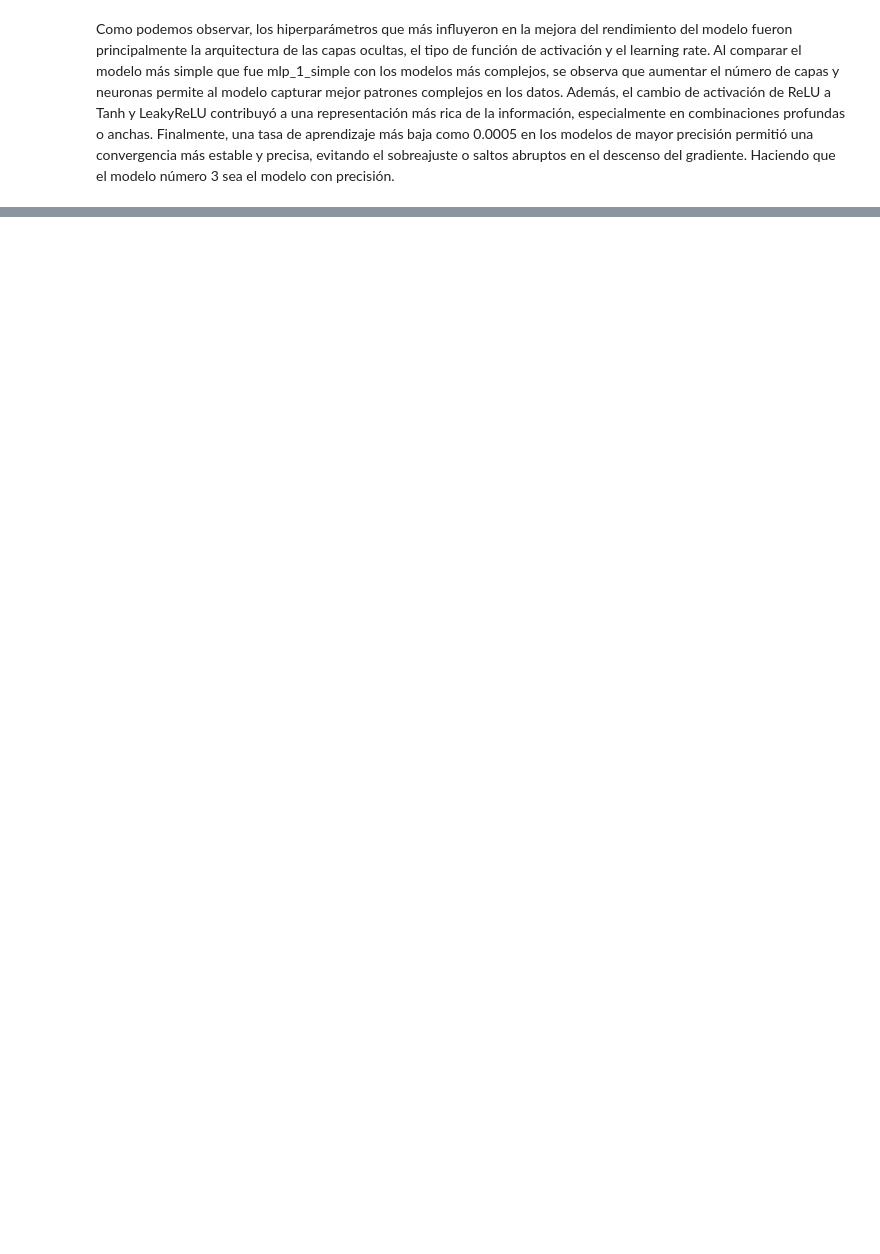
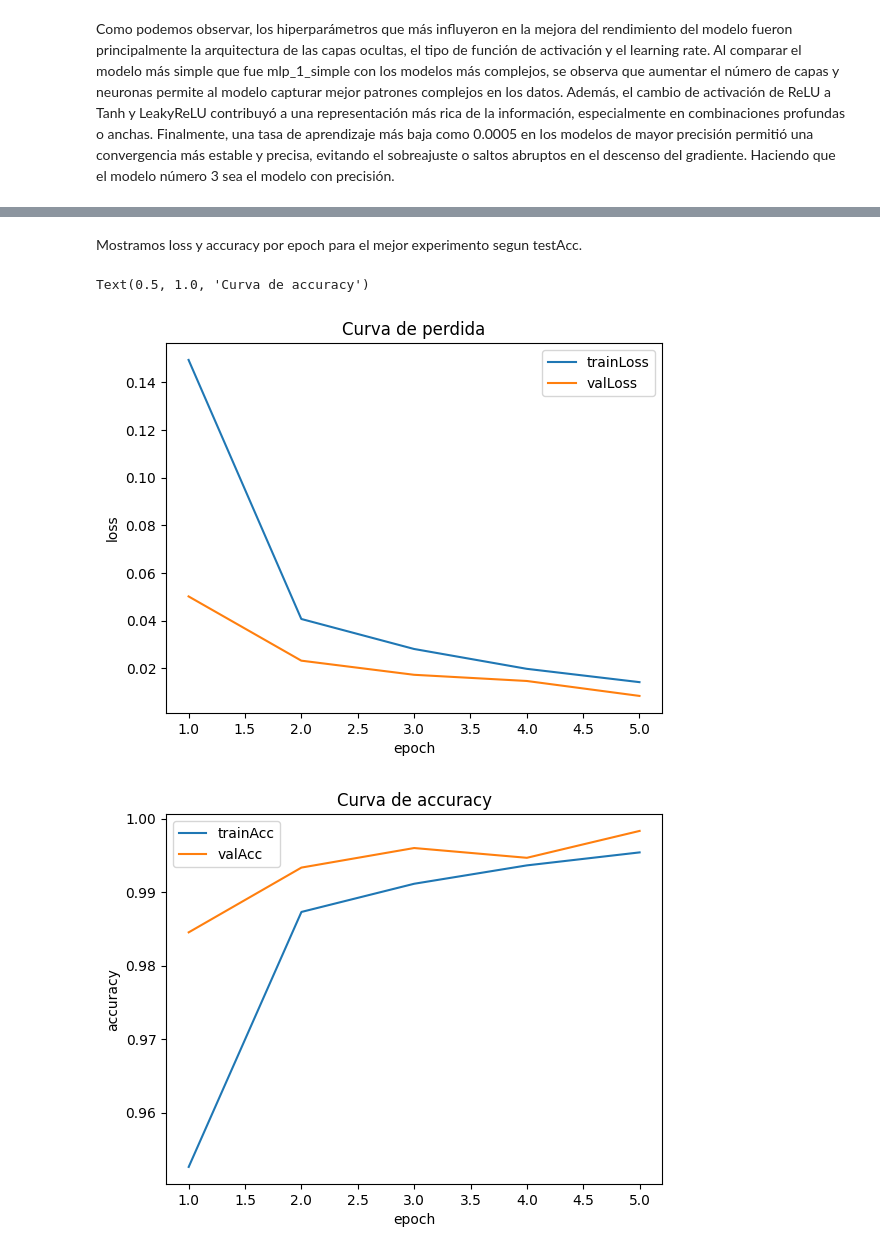
Before and after one commit to JosueSay/labs_dl, a Jupyter notebook: lab3/lab3.ipynb, the cells around one changed output, grey strips where cells are left out. Drawn from its saved outputs; the diff is of its cells as text; code cells hidden in the pictures; blank space fills up the shorter version.

```diff
--- a/lab3/lab3.ipynb
+++ b/lab3/lab3.ipynb
@@ -430,0 +649,16 @@ Como podemos observar, los hiperparámetros que más influyeron en la mejora del
+# %%
+experiments = [
+    TrainConfig(convFilters=[32, 64],  fcUnits=[128],      optimizerName="sgd",  learningRate=0.01,  epochs=5, dropoutP=0.0),
+    TrainConfig(convFilters=[32, 64],  fcUnits=[256, 128], optimizerName="sgd",  learningRate=0.01,  epochs=5, dropoutP=0.0),
+    TrainConfig(convFilters=[64, 128], fcUnits=[128],      optimizerName="adam", learningRate=0.001, epochs=5, dropoutP=0.0),
+    TrainConfig(convFilters=[64, 128], fcUnits=[256, 128], optimizerName="adam", learningRate=0.001, epochs=5, dropoutP=0.2),
+]
+
+results = []
+models = []
+
+for i, cfg in enumerate(experiments, 1):
+    print(f"Ejecutando experimento {i}: {cfg}")
+    model, res = trainValidateTest(cfg, train_loader, val_loader, test_loader, device)
+    results.append(res)
+    models.append(model)
@@ -430,0 +702,32 @@ Como podemos observar, los hiperparámetros que más influyeron en la mejora del
+# %% [markdown]
+Mostramos loss y accuracy por epoch para el mejor experimento segun testAcc.
+# %%
+best_idx = dfResults.index[0]
+best_cfg = results[best_idx]["config"]
+best_hist = results[best_idx]["history"]
+
+epochs = [h["epoch"] for h in best_hist]
+train_loss = [h["trainLoss"] for h in best_hist]
+val_loss = [h["valLoss"] for h in best_hist]
+train_acc = [h["trainAcc"] for h in best_hist]
+val_acc = [h["valAcc"] for h in best_hist]
+
+plt.figure()
+plt.plot(epochs, train_loss, label="trainLoss")
+plt.plot(epochs, val_loss, label="valLoss")
+plt.xlabel("epoch")
+plt.ylabel("loss")
+plt.legend()
+plt.title("Curva de perdida")
+
+plt.figure()
+plt.plot(epochs, train_acc, label="trainAcc")
+plt.plot(epochs, val_acc, label="valAcc")
+plt.xlabel("epoch")
+plt.ylabel("accuracy")
+plt.legend()
+plt.title("Curva de accuracy")
+# %% [output]
+Text(0.5, 1.0, 'Curva de accuracy')
+[figure, added]
+[figure, added]
```
Also changed, not shown: parts of 21 cells of this notebook.
